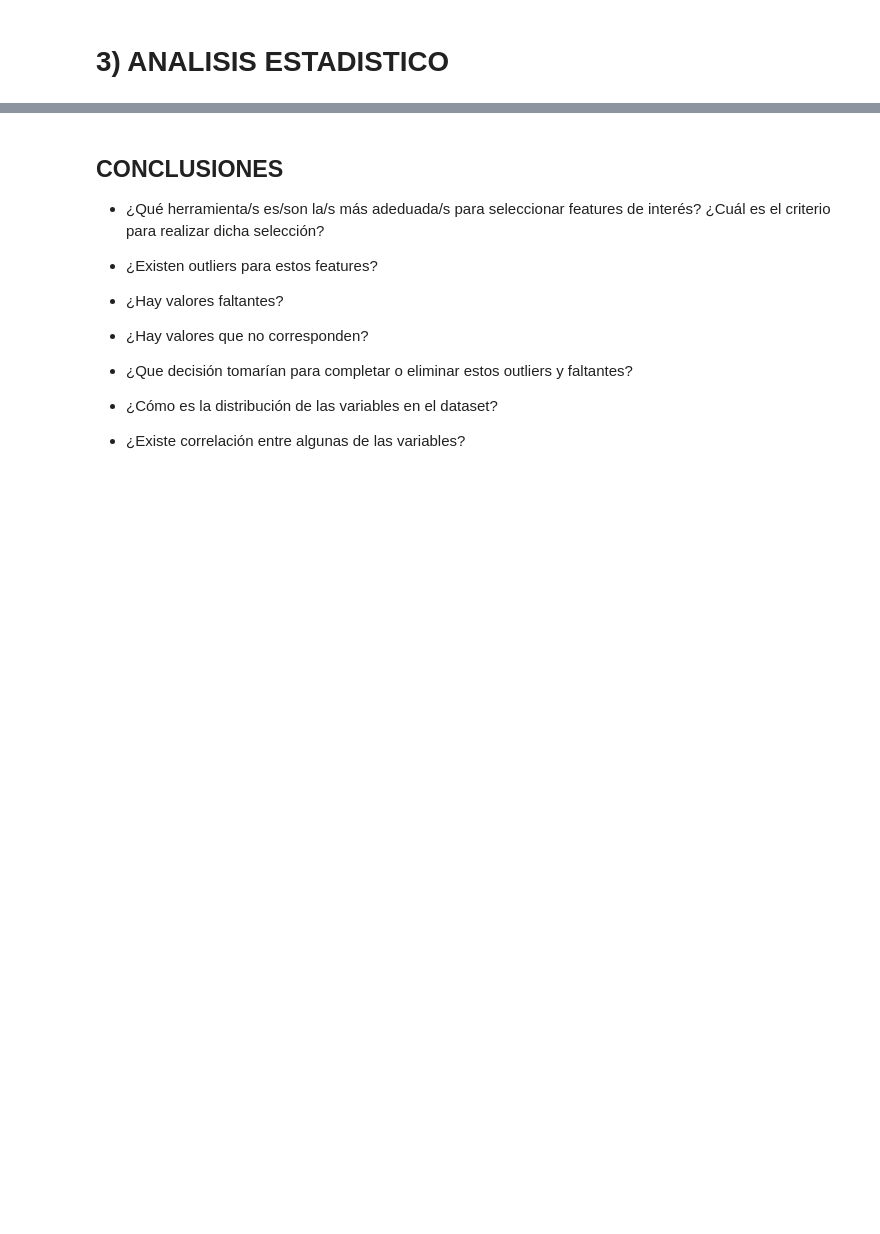
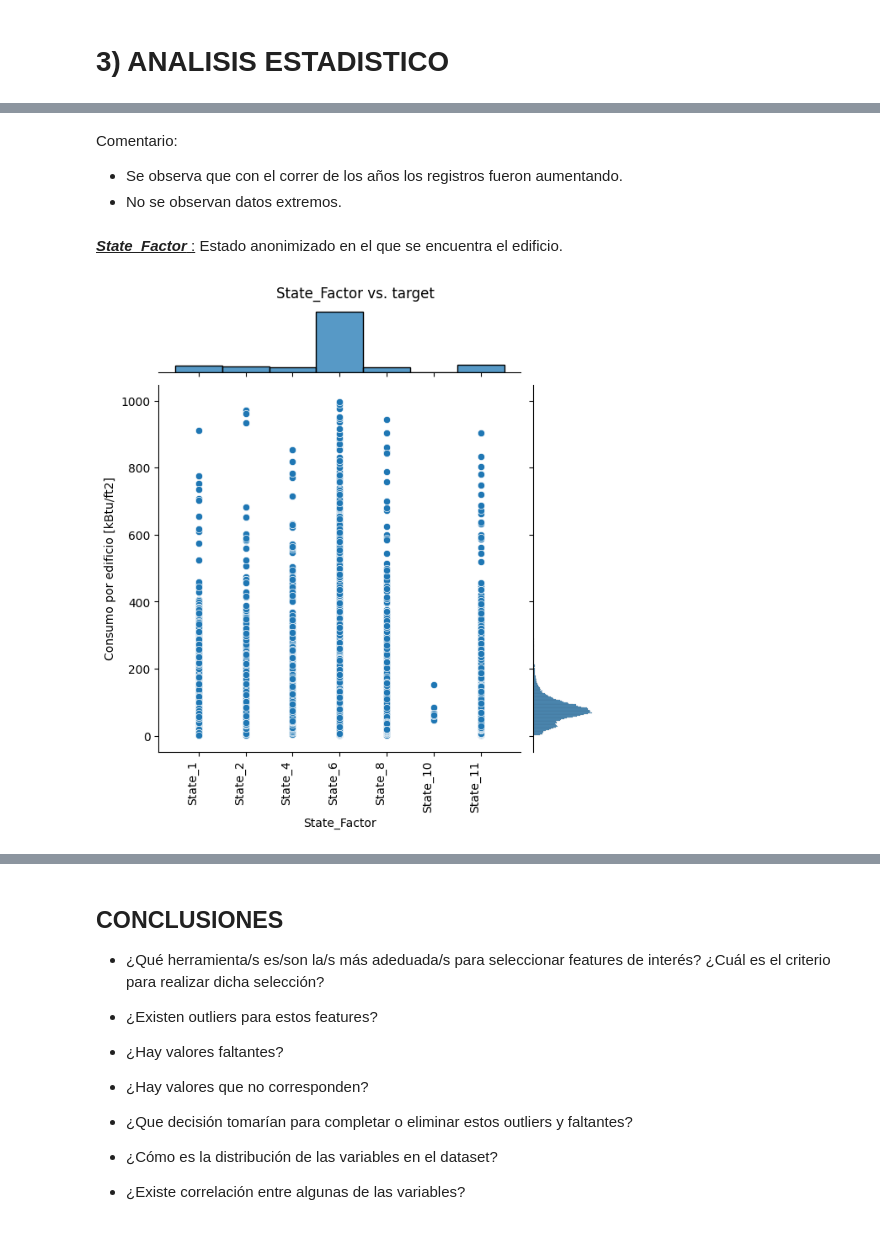
Before and after one commit to PabloBogg/Climate_change_and_ML, a Jupyter notebook: deliverables/MentoríaCC_TP1_solved.ipynb, the cells around one changed output, grey strips where cells are left out. Cells and saved outputs as stored; diff of their text form; code cells hidden in the pictures; blank space fills up the shorter version.

```diff
--- a/deliverables/MentoríaCC_TP1_solved.ipynb
+++ b/deliverables/MentoríaCC_TP1_solved.ipynb
@@ -408,0 +460,20 @@ Observaciones:
+# %% [markdown]
+Comentario:
+* Se observa que con el correr de los años los registros fueron aumentando.
+* No se observan datos extremos.
+# %% [markdown]
+<u>_**State_Factor**_ :</u>
+Estado anonimizado en el que se encuentra el edificio.
+# %%
+feature = 'State_Factor'
+target= 'site_eui'
+
+# Gráfico de dispersión
+sns.jointplot(x=feature, y=target, data=df, kind="scatter")
+plt.suptitle(f'{feature} vs. target', y=1.02)
+plt.xlabel('State_Factor')
+plt.xticks(rotation=90, ha='right', fontsize=10)
+plt.ylabel('Consumo por edificio [kBtu/ft2]')
+plt.show()
+# %% [output]
+[figure, added]
```
Also changed, not shown: parts of 47 cells of this notebook.
